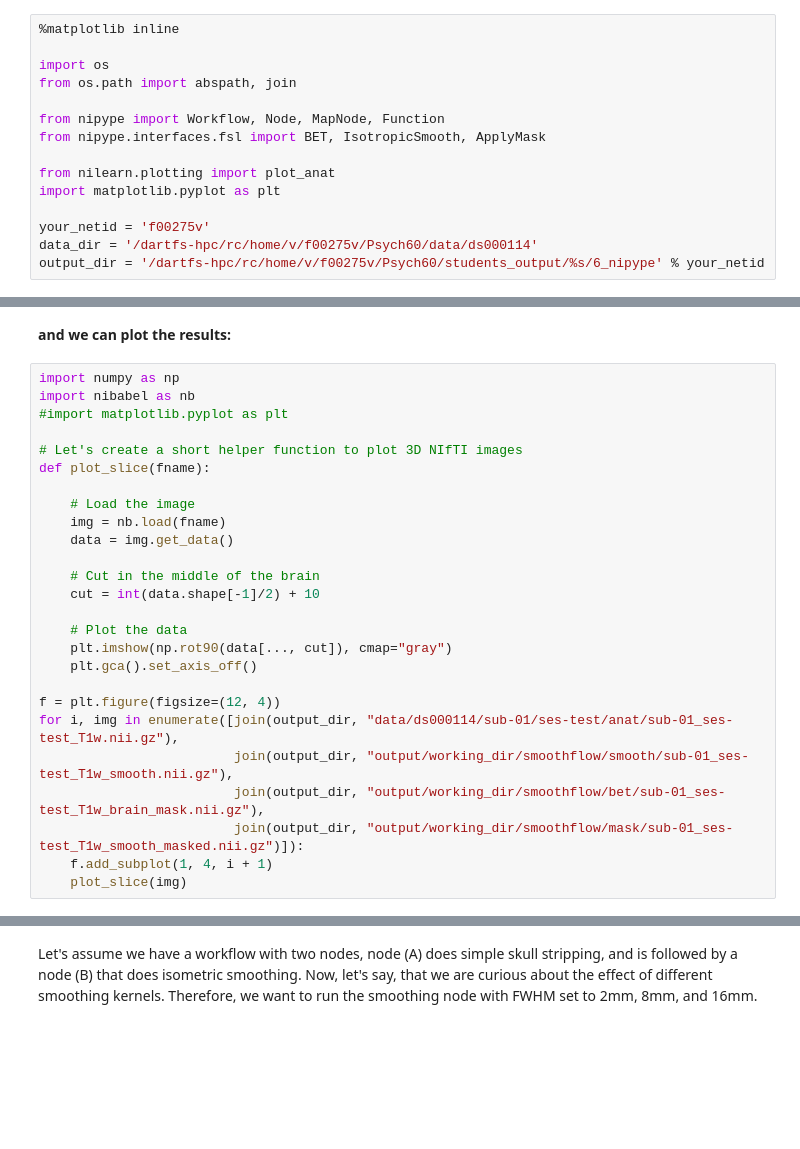
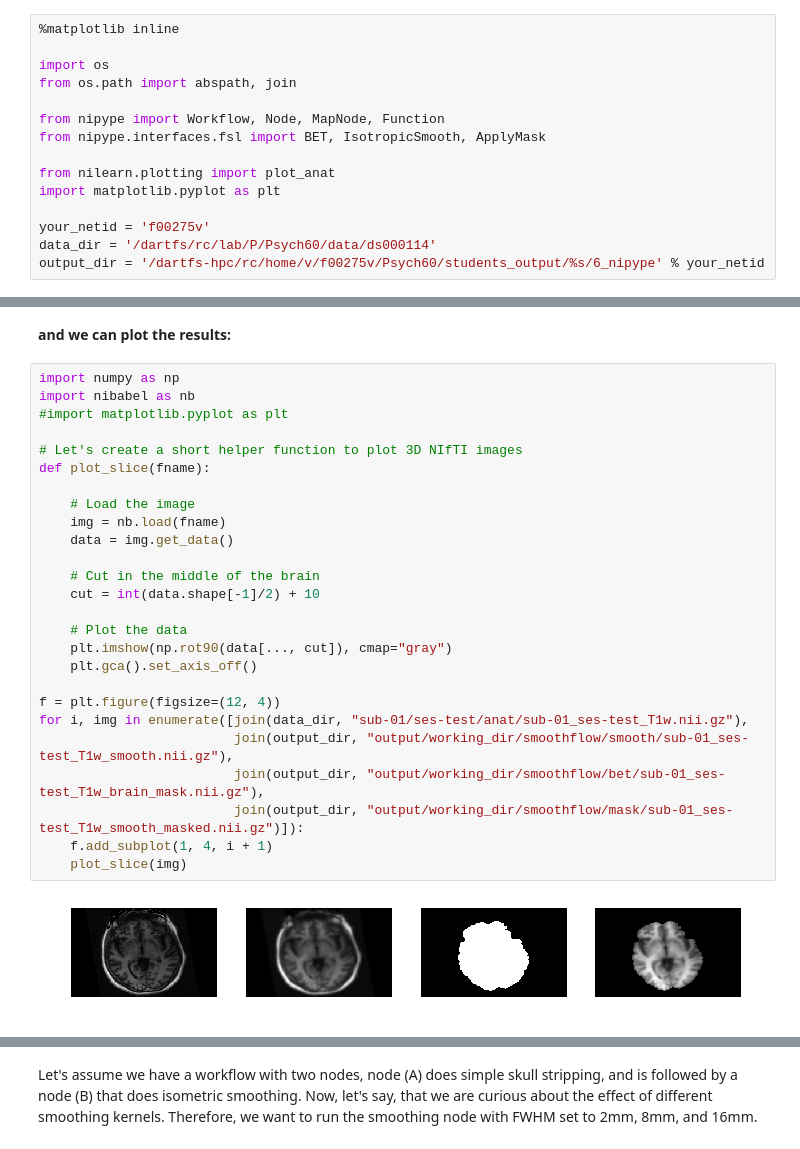
Before and after one commit to ljchang/dartbrains, a Jupyter notebook: content/features/notebooks/6_Nipype_quickstart.ipynb, the cells around one changed output, grey strips where cells are left out. Saved outputs shown, nothing was run; the diff lists cells and outputs as text; blank space fills up the shorter version.

```diff
--- a/content/features/notebooks/6_Nipype_quickstart.ipynb
+++ b/content/features/notebooks/6_Nipype_quickstart.ipynb
@@ -23,7 +26,7 @@ from nilearn.plotting import plot_anat
 import matplotlib.pyplot as plt
 
 your_netid = 'f00275v'
-data_dir = '/dartfs-hpc/rc/home/v/f00275v/Psych60/data/ds000114'
+data_dir = '/dartfs/rc/lab/P/Psych60/data/ds000114'
 output_dir = '/dartfs-hpc/rc/home/v/f00275v/Psych60/students_output/%s/6_nipype' % your_netid
 # %% [markdown]
 ## Interfaces
@@ -237,29 +319,31 @@ list(res.nodes)[0].result.outputs
 # %%
 import numpy as np
 import nibabel as nb
 #import matplotlib.pyplot as plt
 
 # Let's create a short helper function to plot 3D NIfTI images
 def plot_slice(fname):
 
     # Load the image
     img = nb.load(fname)
     data = img.get_data()
 
     # Cut in the middle of the brain
     cut = int(data.shape[-1]/2) + 10
 
     # Plot the data
     plt.imshow(np.rot90(data[..., cut]), cmap="gray")
     plt.gca().set_axis_off()
 
 f = plt.figure(figsize=(12, 4))
-for i, img in enumerate([join(output_dir, "data/ds000114/sub-01/ses-test/anat/sub-01_ses-test_T1w.nii.gz"),
+for i, img in enumerate([join(data_dir, "sub-01/ses-test/anat/sub-01_ses-test_T1w.nii.gz"),
                          join(output_dir, "output/working_dir/smoothflow/smooth/sub-01_ses-test_T1w_smooth.nii.gz"),
                          join(output_dir, "output/working_dir/smoothflow/bet/sub-01_ses-test_T1w_brain_mask.nii.gz"),
                          join(output_dir, "output/working_dir/smoothflow/mask/sub-01_ses-test_T1w_smooth_masked.nii.gz")]):
     f.add_subplot(1, 4, i + 1)
     plot_slice(img)
+# %% [output]
+[figure, added]
 # %% [markdown]
 ## Iterables
 
```
Also changed, not shown: parts of 17 cells of this notebook, 11 other files.
